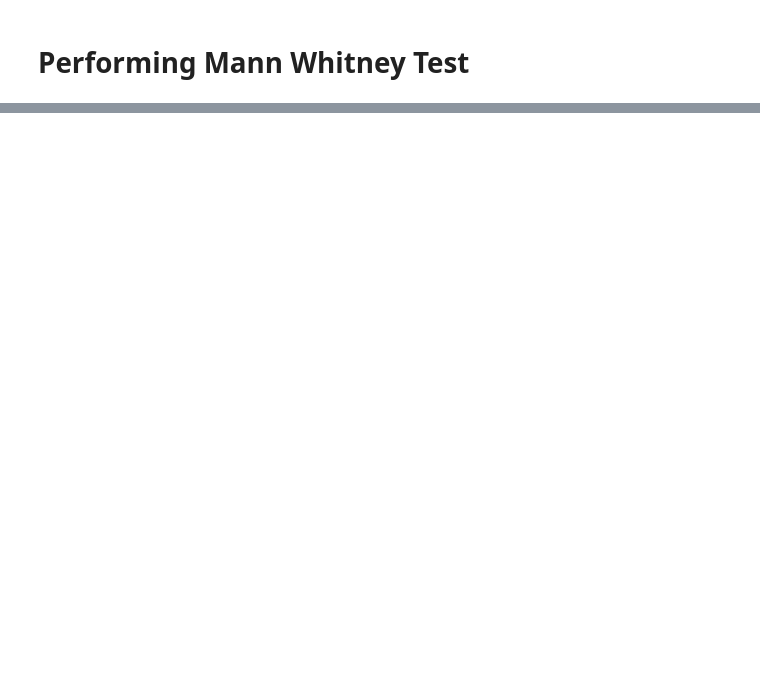
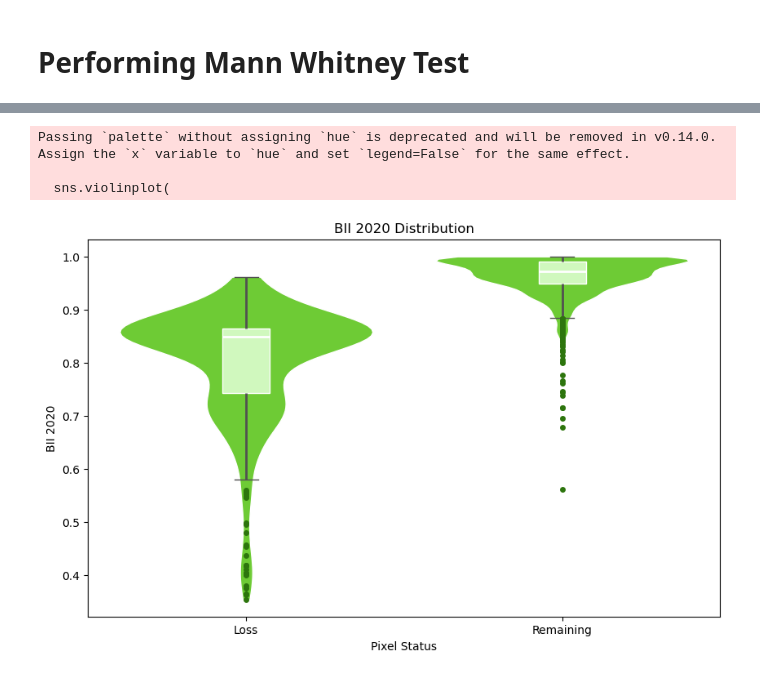
Before and after one commit to nooriza16/Forestloss, a Jupyter notebook: Mannwhitney.ipynb, the cells around one changed output, grey strips where cells are left out. Drawn from its saved outputs; the diff is of its cells as text; code cells hidden in the pictures; blank space fills up the shorter version.

```diff
--- a/Mannwhitney.ipynb
+++ b/Mannwhitney.ipynb
@@ -84,3 +132,63 @@ Remaining (green box)
+# %%
+import matplotlib.pyplot as plt
+import seaborn as sns
+import pandas as pd
+
+# Make sure to create a copy and add the 'Status' column
+loss_df_copy = loss_df.copy()
+loss_df_copy['Status'] = 'Loss'
+
+remain_df_copy = remain_df.copy()
+remain_df_copy['Status'] = 'Remaining'
+
+# Combine into one DataFrame
+df = pd.concat([loss_df_copy, remain_df_copy], axis=0)
+
+plt.figure(figsize=(10,6))
+
+# Define pastel palette (valid hex codes)
+pastel_palette = {'Loss': '#68E41C', 'Remaining': '#68E41C'}
+
+# Violin plot
+sns.violinplot(
+    x='Status',
+    y='BII2020',
+    data=df,
+    palette=pastel_palette,
+    inner=None,
+    cut=0,
+    linewidth=1,          # thickness of the violin edge
+    edgecolor='WHITE'     # outline color
+)
+
+# Boxplot inside
+sns.boxplot(
+    x='Status',
+    y='BII2020',
+    data=df,
+    width=0.15,
+    showcaps=True,
+    showfliers=True,
+    boxprops={'facecolor':'#D0F8BE', 'edgecolor':'white'},
+    whiskerprops={'linewidth':2},
+    medianprops={'color':'white', 'linewidth':2},
+    flierprops={
+        'marker':'o',
+        'markerfacecolor':'#2D750D',
+        'markeredgecolor':'#2D750D',
+        'markersize':4
+    }
+)
+
+plt.title('BII 2020 Distribution')
+plt.xlabel('Pixel Status')
+plt.ylabel('BII 2020')
+plt.show()
+# %% [output]
+Passing `palette` without assigning `hue` is deprecated and will be removed in v0.14.0. Assign the `x` variable to `hue` and set `legend=False` for the same effect.
+
+  sns.violinplot(
+[figure, added]
 # %%
 from scipy.stats import mannwhitneyu
 
```
Also changed, not shown: parts of 17 cells of this notebook, 2 other files.
